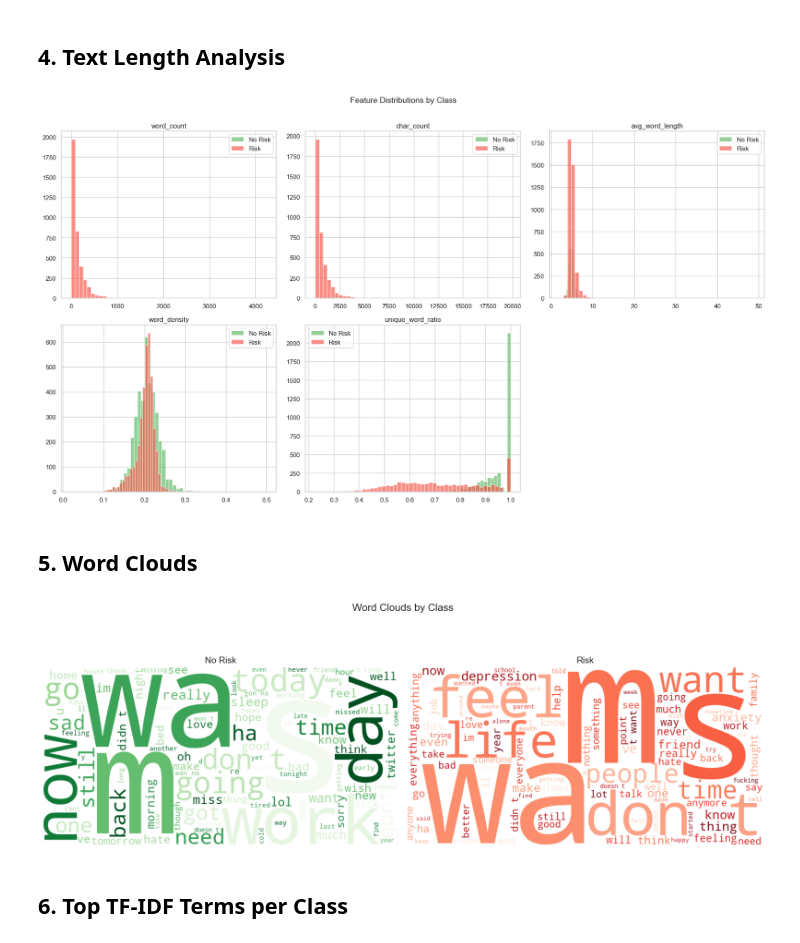
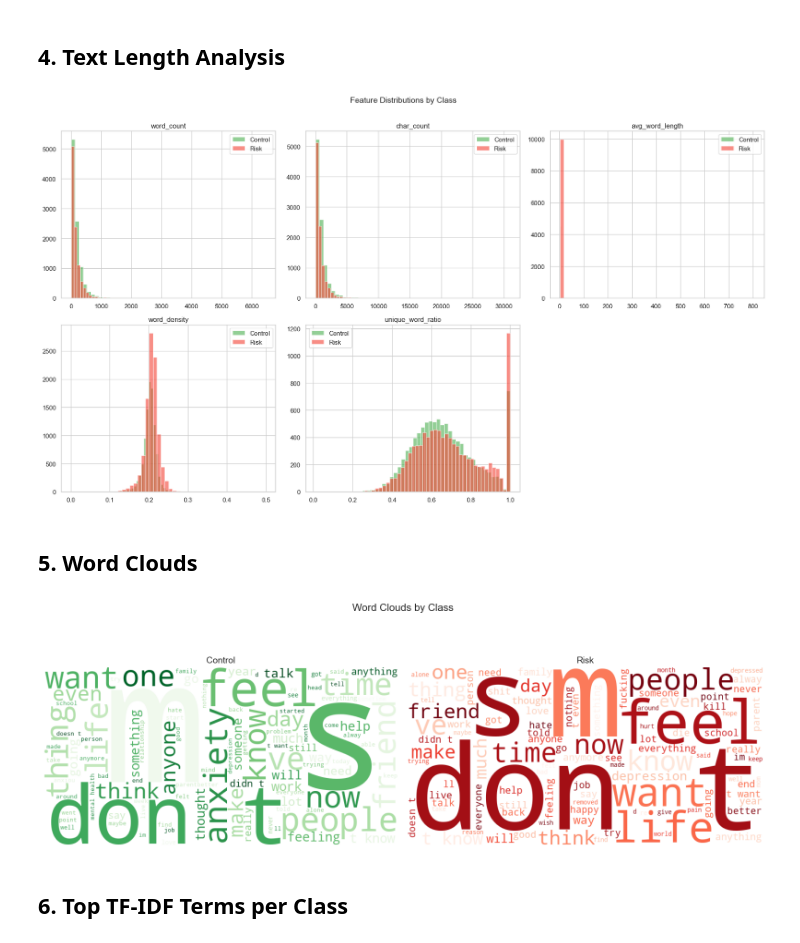
Before and after one commit to kartikshirode/MindLens-AI, a Jupyter notebook: notebooks/01_eda.ipynb, the cells around one changed output. Drawn from its saved outputs; the diff is of its cells as text; code cells hidden in the pictures.

Commit message:
Data set Change

```diff
--- a/notebooks/01_eda.ipynb
+++ b/notebooks/01_eda.ipynb
@@ -38,9 +52,15 @@ Setup done.
 # %% [markdown]
 ## 1. Load and Preprocess
 # %%
-raw_df = load_primary_dataset("../data/raw/depression_dataset_reddit_cleaned.csv")
+raw_df = load_rmhd_dataset(
+    data_dir="../data/raw/Original Reddit Data/raw data",
+    sample_per_class=10_000,
+    random_state=42,
+)
 print(f"Raw dataset: {raw_df.shape[0]} rows, {raw_df.shape[1]} cols")
 print(raw_df["label"].value_counts())
+print("\nSubreddit breakdown:")
+print(raw_df["subreddit"].value_counts())
 
 df = preprocess_pipeline(raw_df, remove_stopwords=False)
 print(f"\nAfter cleaning: {df.shape[0]} rows")
@@ -100,11 +132,18 @@ memory usage: 388.5+ KB
 ## 2b. Data Quality Assessment
 # %%
 # Missing values
-print("Missing values:\n", raw_df.isnull().sum())
+print("Missing values:\n", raw_df[["text", "label"]].isnull().sum())
 
 # Duplicates
 n_dupes = raw_df.duplicated(subset=["text"]).sum()
 print(f"\nDuplicates in raw data: {n_dupes} (removed by pipeline)")
+
+# Subreddit composition
+print("\nSubreddit composition (before cleaning):")
+for sub in raw_df["subreddit"].unique():
+    n = (raw_df["subreddit"] == sub).sum()
+    lab = 1 if sub in {"depression", "SuicideWatch"} else 0
+    print(f"  {sub}: {n} posts -> label {lab}")
 
 # Outliers (word count, IQR)
 Q1, Q3 = df["word_count"].quantile(0.25), df["word_count"].quantile(0.75)
@@ -144,0 +193,17 @@ Class balance -- 0: 3889 (50.8%)  |  1: 3759 (49.2%)
+# %%
+fig, ax = plt.subplots(figsize=(8, 5))
+sns.countplot(data=df, x="subreddit", order=df["subreddit"].value_counts().index,
+              palette={"depression": "#F44336", "SuicideWatch": "#FF5722",
+                       "Anxiety": "#4CAF50", "lonely": "#66BB6A", "mentalhealth": "#81C784"},
+              ax=ax)
+plt.title("Post Distribution by Subreddit", fontsize=14)
+ax.set_xlabel("Subreddit")
+ax.set_ylabel("Count")
+for p in ax.patches:
+    ax.annotate(f"{int(p.get_height())}", (p.get_x() + p.get_width() / 2., p.get_height()),
+                ha="center", va="bottom", fontweight="bold")
+plt.tight_layout()
+plt.show()
+
+print("Risk (1) subreddits:   depression, SuicideWatch")
+print("Control (0) subreddits: Anxiety, lonely, mentalhealth")
@@ -147,7 +219,7 @@ Class balance -- 0: 3889 (50.8%)  |  1: 3759 (49.2%)
 # %%
 fig, axes = plt.subplots(2, 3, figsize=(18, 10))
 features = ["word_count", "char_count", "avg_word_length", "word_density", "unique_word_ratio"]
-labels_map = {0: "No Risk", 1: "Risk"}
+labels_map = {0: "Control", 1: "Risk"}
 colors = {0: "#4CAF50", 1: "#F44336"}
 
 for i, feat in enumerate(features):
@@ -164,25 +236,25 @@ plt.suptitle("Feature Distributions by Class", fontsize=14, y=1.01)
 plt.tight_layout()
 plt.show()
 # %% [output]
-[figure, old version]
+[figure, new version]
 # %% [markdown]
 ## 5. Word Clouds
 # %%
 fig, axes = plt.subplots(1, 2, figsize=(16, 6))
 
-for idx, (lab, title, cmap) in enumerate([(0, "No Risk", "Greens"), (1, "Risk", "Reds")]):
+for idx, (lab, title, cmap) in enumerate([(0, "Control", "Greens"), (1, "Risk", "Reds")]):
     text_blob = " ".join(df[df["label"] == lab]["text"].dropna())
     wc = WordCloud(width=800, height=400, background_color="white",
                    colormap=cmap, max_words=100).generate(text_blob)
     axes[idx].imshow(wc, interpolation="bilinear")
     axes[idx].set_title(title, fontsize=14)
     axes[idx].axis("off")
 
 plt.suptitle("Word Clouds by Class", fontsize=16, y=1.02)
 plt.tight_layout()
 plt.show()
 # %% [output]
-[figure, old version]
+[figure, new version]
 # %% [markdown]
 ## 6. Top TF-IDF Terms per Class
 # %%
```
Also changed, not shown: parts of 17 cells of this notebook, 10 other files.
